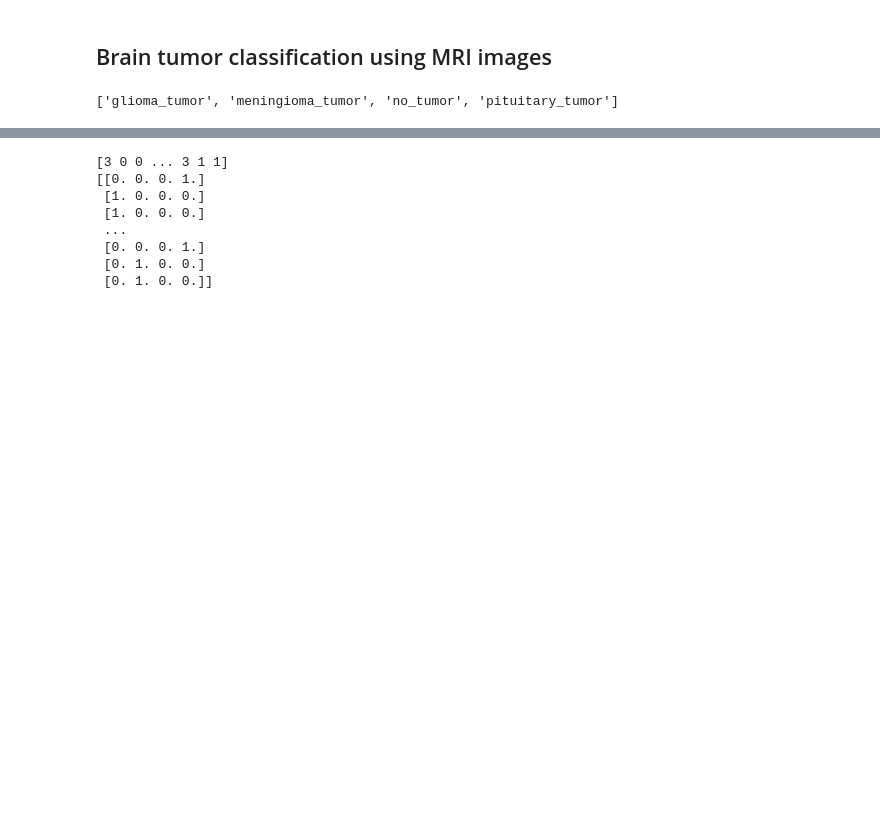
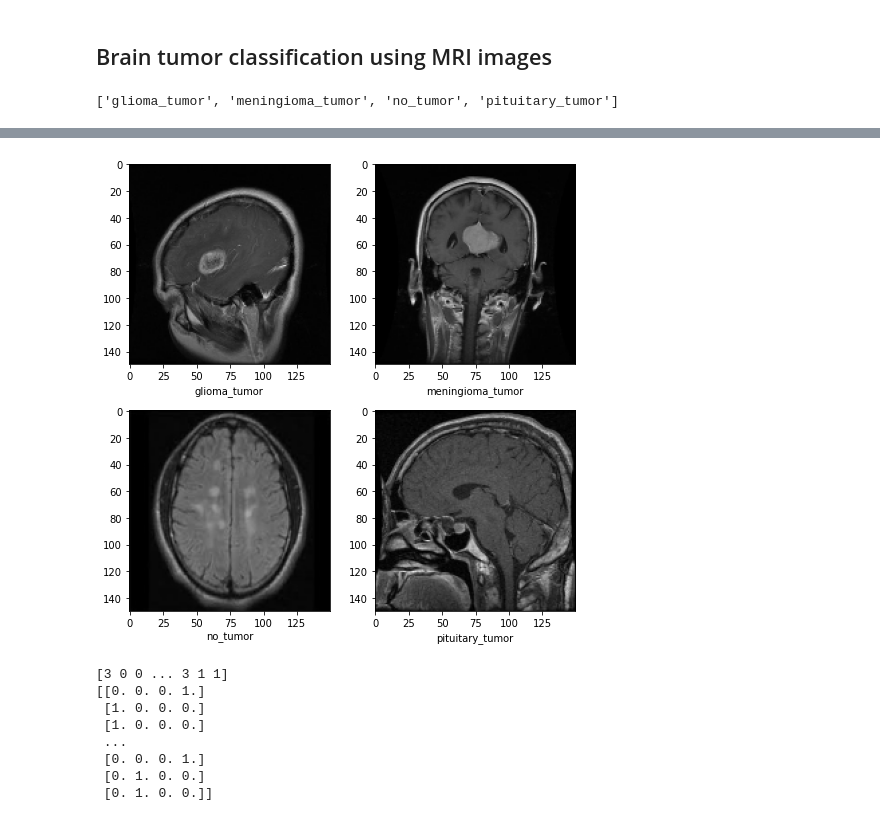
Before and after one commit to reapintar/ASUB-Projekt, a Jupyter notebook: analizer.ipynb, the cells around one changed output, grey strips where cells are left out. Drawn from its saved outputs; the diff is of its cells as text; code cells hidden in the pictures; blank space fills up the shorter version.

```diff
--- a/analizer.ipynb
+++ b/analizer.ipynb
@@ -52,3 +95,14 @@ plt.imshow(X_train[0])
+# %%
+plt.subplots(2, 2, figsize=(7, 7))
+for i, k in enumerate([5,950,1820,2407]):
+
+    plt.subplot(2, 2, i + 1)
+    plt.xlabel(labels[y_train[k]])
+    plt.imshow(X_train[k],cmap="gray", vmin=0, vmax=255)
+plt.tight_layout()
+plt.show()
+# %% [output]
+[figure, added]
 # %%
 X_train, y_train = shuffle(X_train, y_train)
 print(y_train)
```
Also changed, not shown: parts of 4 cells of this notebook, 1 other file.
